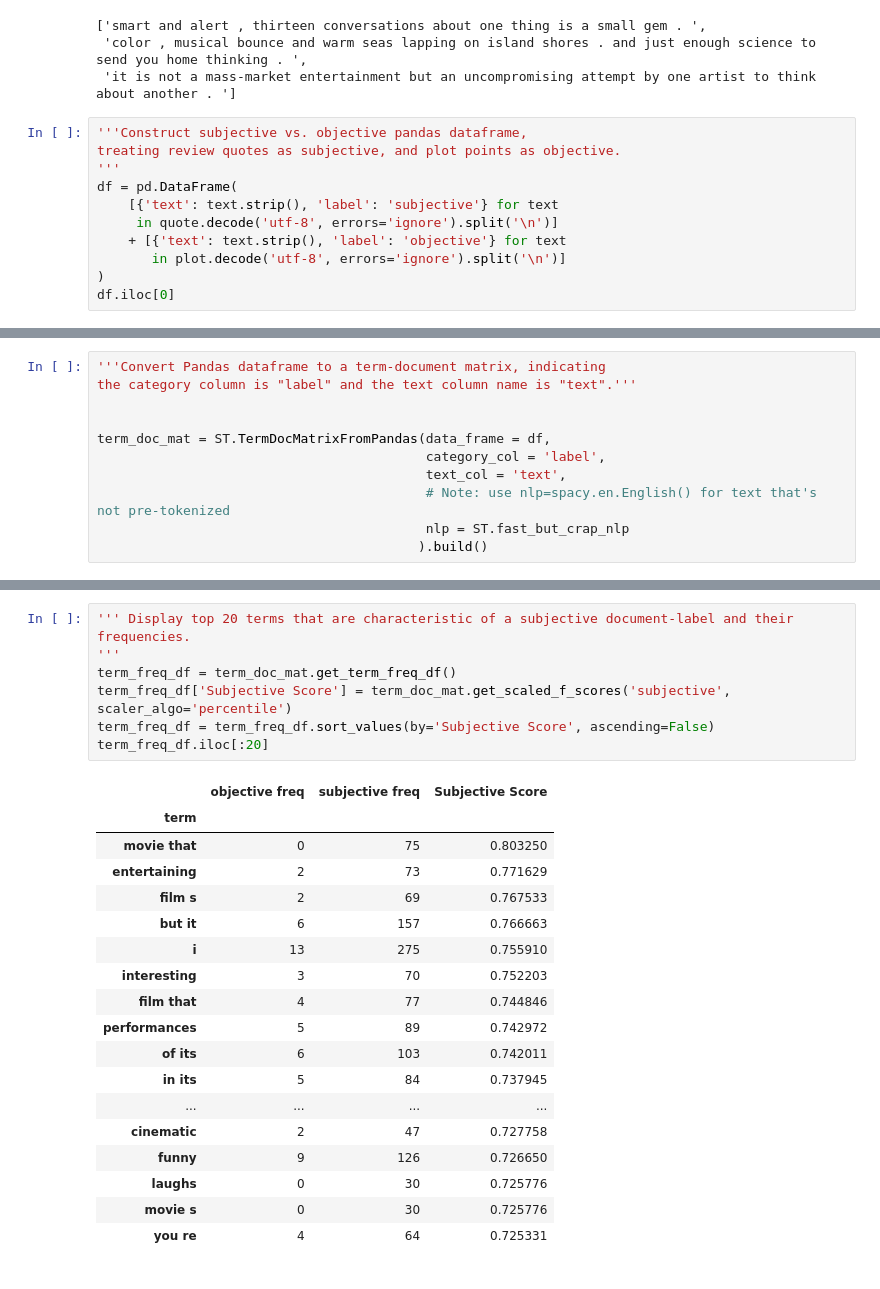
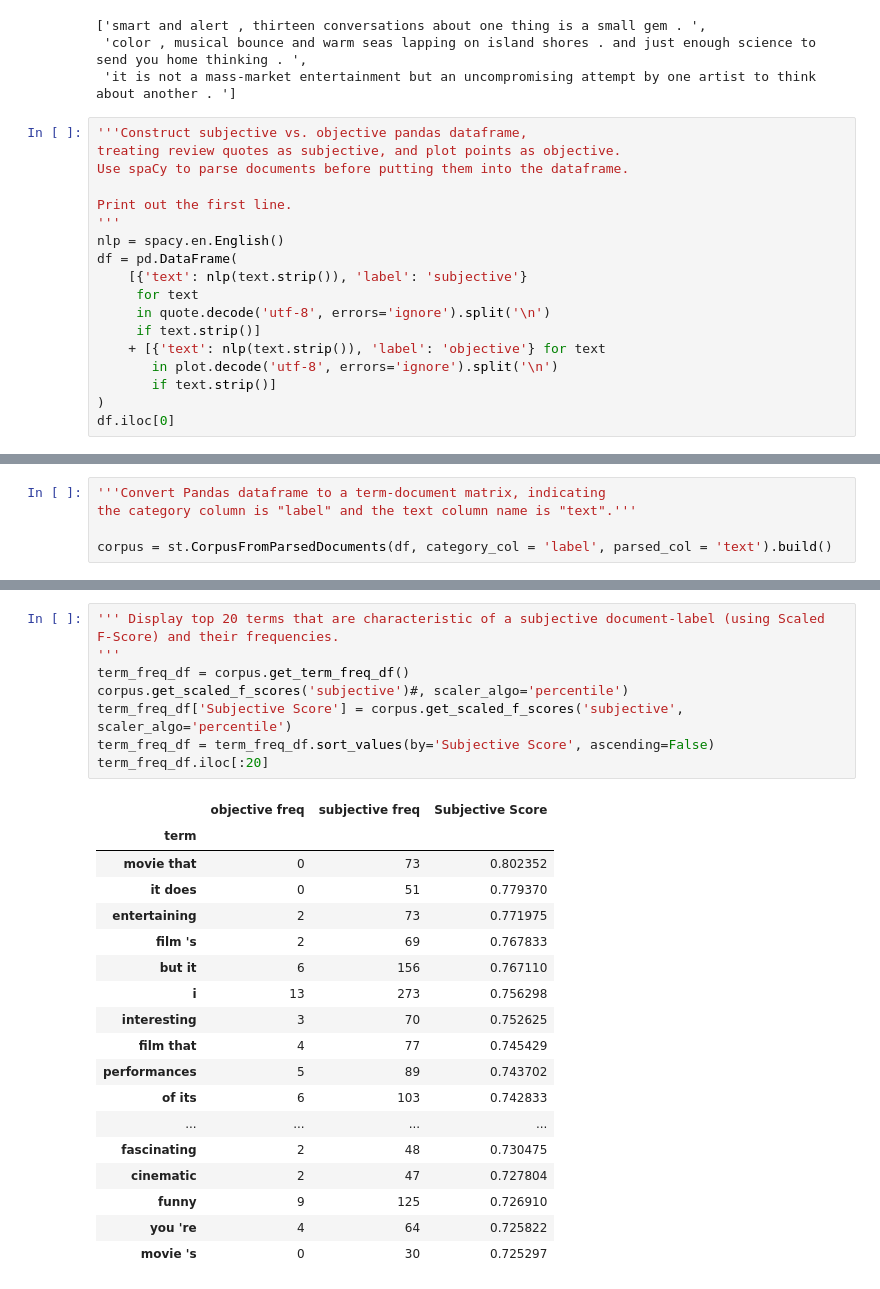
Before and after one commit to JasonKessler/jasonkessler.github.io, a Jupyter notebook: Subjective vs. Objective DDTX17.ipynb, the cells around one changed output, grey strips where cells are left out. Drawn from its saved outputs; the diff is of its cells as text.

```diff
--- a/Subjective vs. Objective DDTX17.ipynb
+++ b/Subjective vs. Objective DDTX17.ipynb
@@ -28,12 +29,19 @@ quote.decode('utf-8', errors='ignore').split('\n')[:3]
 # %%
 '''Construct subjective vs. objective pandas dataframe,
 treating review quotes as subjective, and plot points as objective.
+Use spaCy to parse documents before putting them into the dataframe.
+
+Print out the first line.
 '''
+nlp = spacy.en.English()
 df = pd.DataFrame(
-    [{'text': text.strip(), 'label': 'subjective'} for text
-     in quote.decode('utf-8', errors='ignore').split('\n')]
-    + [{'text': text.strip(), 'label': 'objective'} for text
-       in plot.decode('utf-8', errors='ignore').split('\n')]
+    [{'text': nlp(text.strip()), 'label': 'subjective'}
+     for text
+     in quote.decode('utf-8', errors='ignore').split('\n')
+     if text.strip()]
+    + [{'text': nlp(text.strip()), 'label': 'objective'} for text
+       in plot.decode('utf-8', errors='ignore').split('\n')
+       if text.strip()]
 )
 df.iloc[0]
 # %% [output]
@@ -66,13 +74,7 @@ dtype: int64
 '''Convert Pandas dataframe to a term-document matrix, indicating
 the category column is "label" and the text column name is "text".'''
 
-
-term_doc_mat = ST.TermDocMatrixFromPandas(data_frame = df,
-                                          category_col = 'label',
-                                          text_col = 'text',
-                                          # Note: use nlp=spacy.en.English() for text that's not pre-tokenized
-                                          nlp = ST.fast_but_crap_nlp
-                                         ).build()
+corpus = st.CorpusFromParsedDocuments(df, category_col = 'label', parsed_col = 'text').build()
 # %%
 '''
 Filter out bigrams with PMI < 3, and unigrams and bigrams that occur less than 20 times.
@@ -95,26 +97,27 @@ AssertionError:
 # %%
-''' Display top 20 terms that are characteristic of a subjective document-label and their frequencies.
+''' Display top 20 terms that are characteristic of a subjective document-label (using Scaled F-Score) and their frequencies.
 '''
-term_freq_df = term_doc_mat.get_term_freq_df()
-term_freq_df['Subjective Score'] = term_doc_mat.get_scaled_f_scores('subjective', scaler_algo='percentile')
+term_freq_df = corpus.get_term_freq_df()
+corpus.get_scaled_f_scores('subjective')#, scaler_algo='percentile')
+term_freq_df['Subjective Score'] = corpus.get_scaled_f_scores('subjective', scaler_algo='percentile')
 term_freq_df = term_freq_df.sort_values(by='Subjective Score', ascending=False)
 term_freq_df.iloc[:20]
 # %% [output]
 |  | objective freq | subjective freq | Subjective Score |
 | term |  |  |  |
-| movie that | 0 | 75 | 0.803250 |
-| entertaining | 2 | 73 | 0.771629 |
-| film s | 2 | 69 | 0.767533 |
-| but it | 6 | 157 | 0.766663 |
-| i | 13 | 275 | 0.755910 |
-| interesting | 3 | 70 | 0.752203 |
-| film that | 4 | 77 | 0.744846 |
-| performances | 5 | 89 | 0.742972 |
-| of its | 6 | 103 | 0.742011 |
-| in its | 5 | 84 | 0.737945 |
+| movie that | 0 | 73 | 0.802352 |
+| it does | 0 | 51 | 0.779370 |
+| entertaining | 2 | 73 | 0.771975 |
+| film 's | 2 | 69 | 0.767833 |
+| but it | 6 | 156 | 0.767110 |
+| i | 13 | 273 | 0.756298 |
+| interesting | 3 | 70 | 0.752625 |
+| film that | 4 | 77 | 0.745429 |
+| performances | 5 | 89 | 0.743702 |
+| of its | 6 | 103 | 0.742833 |
 | ... | ... | ... | ... |
-| cinematic | 2 | 47 | 0.727758 |
-| funny | 9 | 126 | 0.726650 |
-| laughs | 0 | 30 | 0.725776 |
-| movie s | 0 | 30 | 0.725776 |
-| you re | 4 | 64 | 0.725331 |
+| fascinating | 2 | 48 | 0.730475 |
+| cinematic | 2 | 47 | 0.727804 |
+| funny | 9 | 125 | 0.726910 |
+| you 're | 4 | 64 | 0.725822 |
+| movie 's | 0 | 30 | 0.725297 |
```
Also changed, not shown: parts of 6 cells of this notebook, 7 other files.
